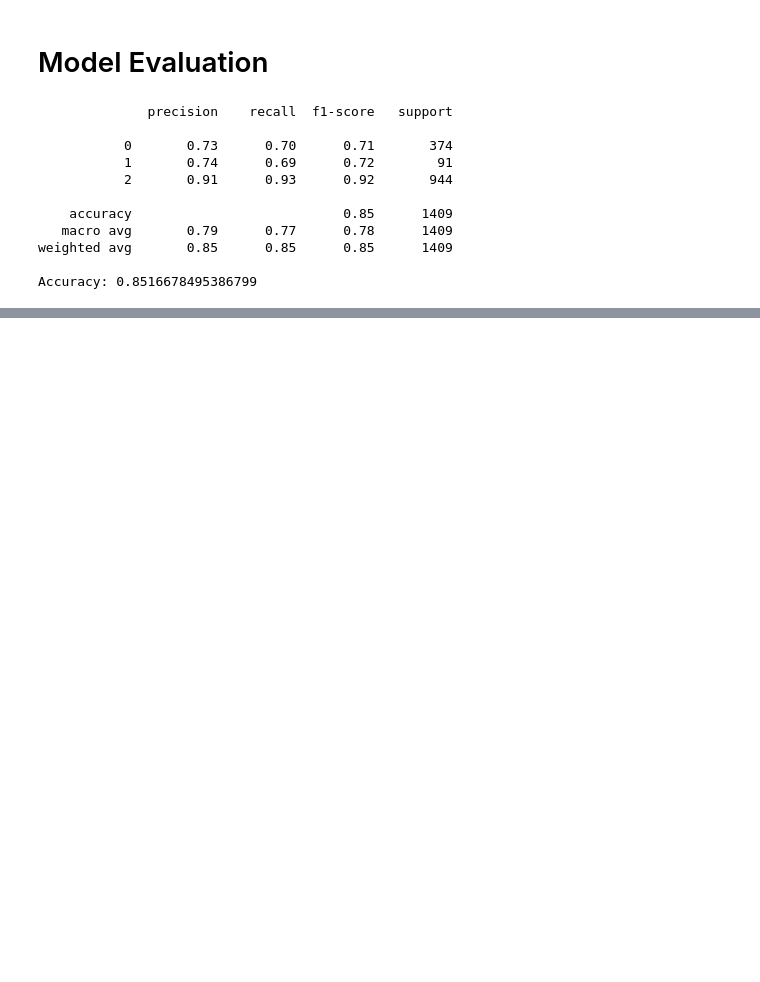
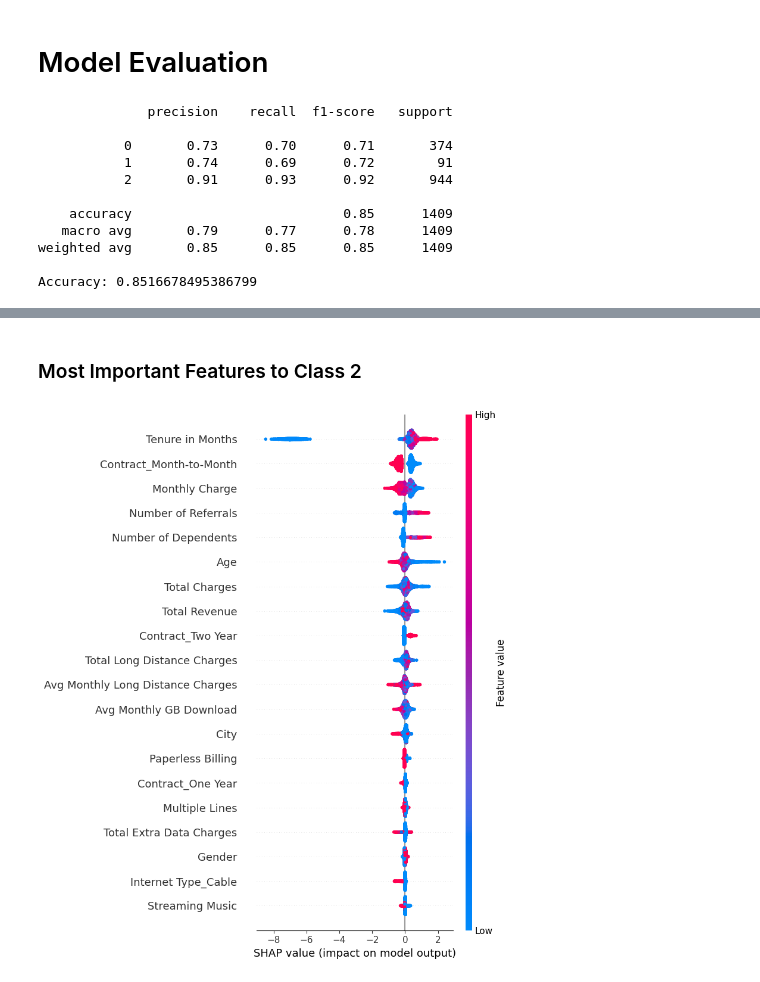
Before and after one commit to AviTirto/TensorFlowProjects, a Jupyter notebook: XAI_telcom_customers.ipynb, the cells around one changed output, grey strips where cells are left out. Drawn from its saved outputs; the diff is of its cells as text; code cells hidden in the pictures; blank space fills up the shorter version.

```diff
--- a/XAI_telcom_customers.ipynb
+++ b/XAI_telcom_customers.ipynb
@@ -313,0 +346,10 @@ Accuracy: 0.8516678495386799
+# %% [markdown]
+### Most Important Features to Class 2
+# %%
+shap.summary_plot(
+    shap_values_xgb[:,2,:],
+    X_train,
+    feature_names = X_train.columns
+)
+# %% [output]
+[figure, added]
```
Also changed, not shown: parts of 13 cells of this notebook.
